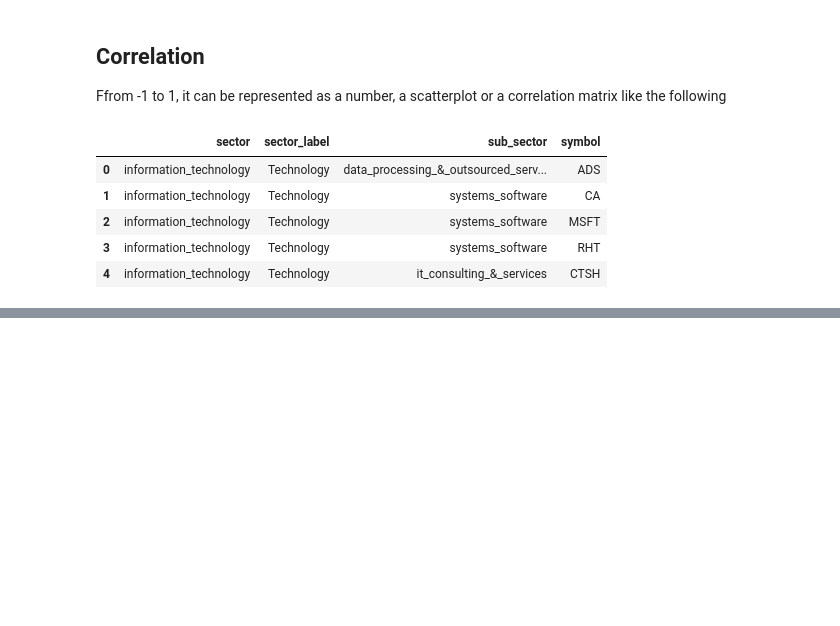
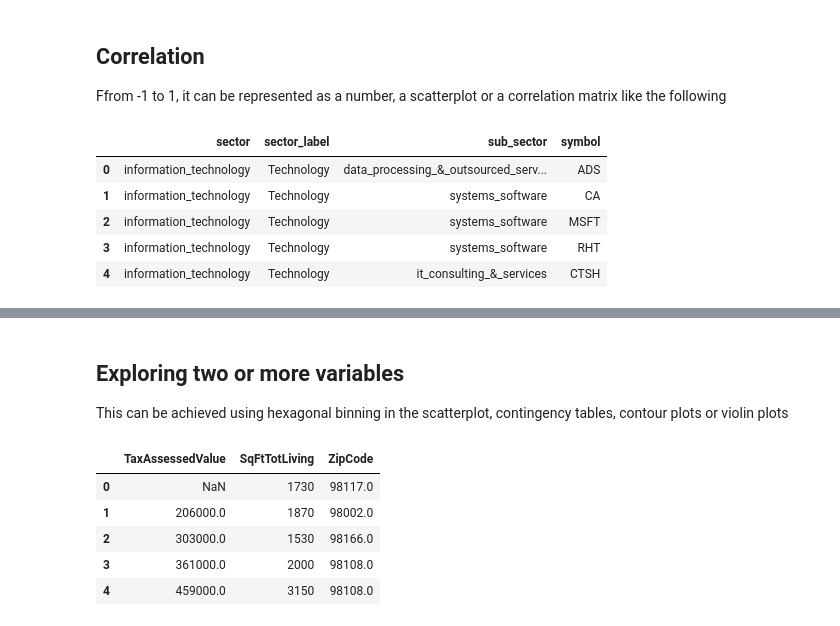
Before and after one commit to dnewbie25/PracticaL-Statistics-with-Python, a Jupyter notebook: CH1_EDA/mean_median.ipynb, the cells around one changed output, grey strips where cells are left out. Drawn from its saved outputs; the diff is of its cells as text; code cells hidden in the pictures; blank space fills up the shorter version.

```diff
--- a/CH1_EDA/mean_median.ipynb
+++ b/CH1_EDA/mean_median.ipynb
@@ -149,0 +170,14 @@ TypeError: Invalid comparison between dtype=int64 and str
+# %% [markdown]
+## Exploring two or more variables
+
+This can be achieved using hexagonal binning in the scatterplot, contingency tables, contour plots or violin plots
+# %%
+kc_tax = pd.read_csv("kc_tax.csv.gz",compression="gzip")
+kc_tax.head()
+# %% [output]
+|  | TaxAssessedValue | SqFtTotLiving | ZipCode |
+| 0 | NaN | 1730 | 98117.0 |
+| 1 | 206000.0 | 1870 | 98002.0 |
+| 2 | 303000.0 | 1530 | 98166.0 |
+| 3 | 361000.0 | 2000 | 98108.0 |
+| 4 | 459000.0 | 3150 | 98108.0 |
```
Also changed, not shown: parts of 6 cells of this notebook, 1 other file.
